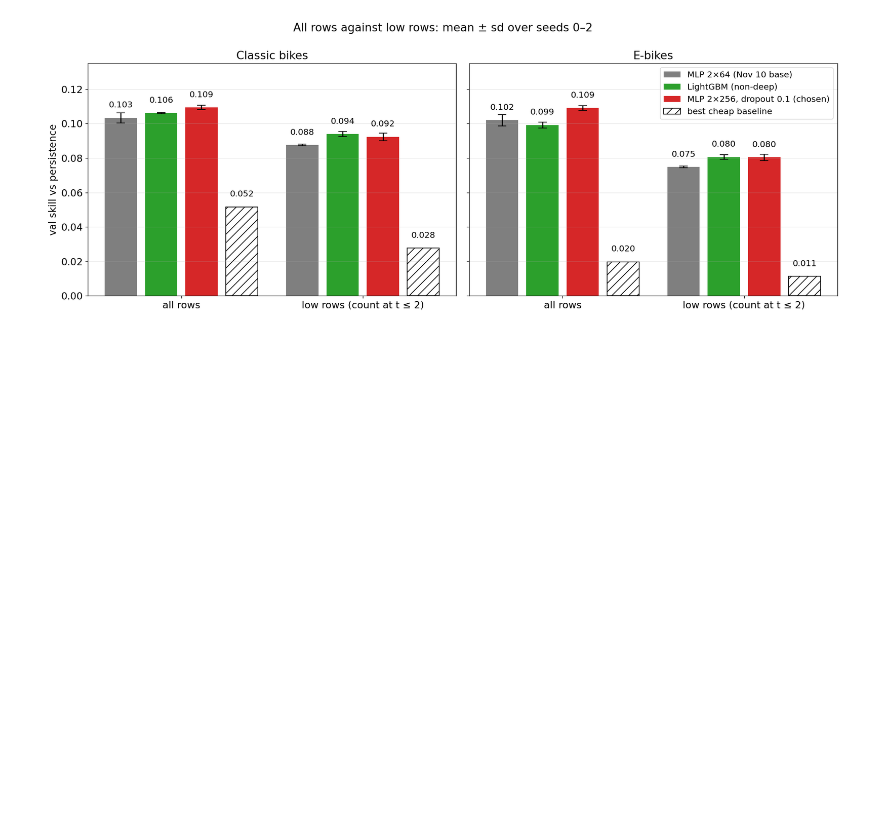
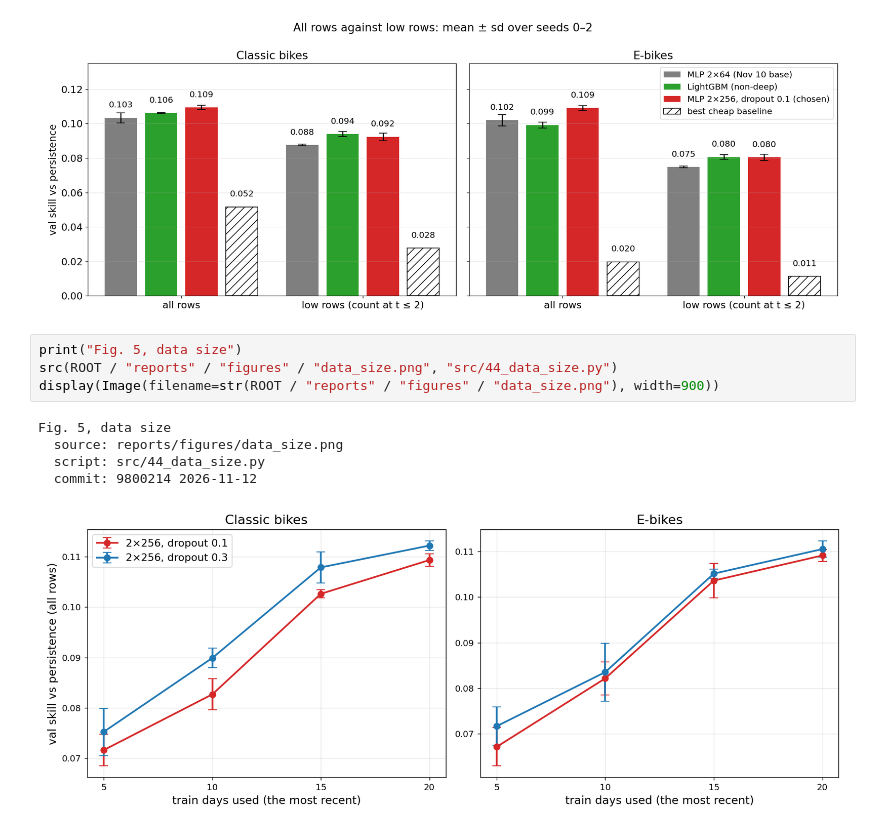
Before and after one commit to zweaung1014/mie1517_ebike_prediction, a Jupyter notebook: model_search_owen_2026-11-12/notebooks/model_search_trace.ipynb, the cells around one changed output. Cells and saved outputs as stored; diff of their text form; blank space fills up the shorter version.

```diff
--- a/model_search_owen_2026-11-12/notebooks/model_search_trace.ipynb
+++ b/model_search_owen_2026-11-12/notebooks/model_search_trace.ipynb
@@ -530,3 +561,13 @@ Meeting (d)
   script: src/40_meeting_figures.py
   commit: 73eb094 2026-11-12
 [figure]
+# %%
+print("Fig. 5, data size")
+src(ROOT / "reports" / "figures" / "data_size.png", "src/44_data_size.py")
+display(Image(filename=str(ROOT / "reports" / "figures" / "data_size.png"), width=900))
+# %% [output]
+Fig. 5, data size
+  source: reports/figures/data_size.png
+  script: src/44_data_size.py
+  commit: 9800214 2026-11-12
+[figure, added]
```
Also changed, not shown: parts of 10 cells of this notebook, 1 other file.
